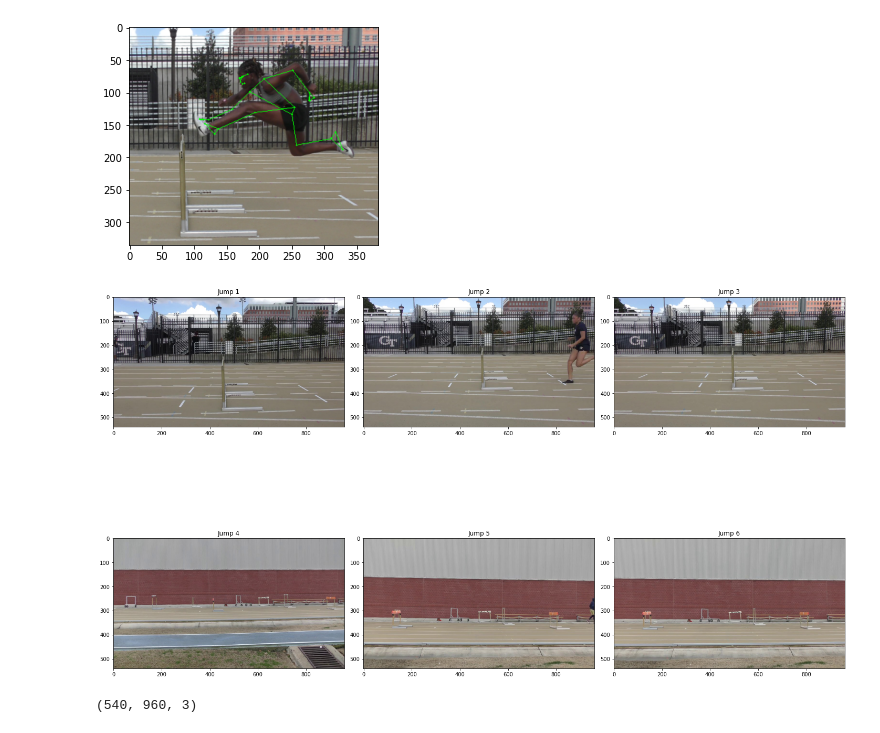
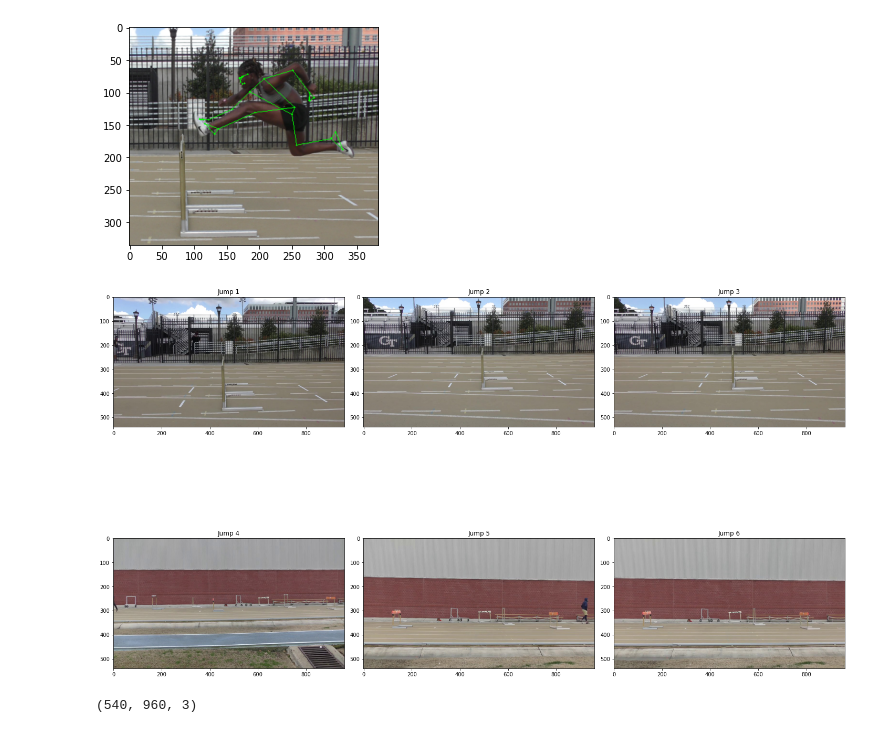
Before and after one commit to ayau/hackalytics, a Jupyter notebook: test notebook.ipynb, the cells around one changed output. Drawn from its saved outputs; the diff is of its cells as text; code cells hidden in the pictures.

```diff
--- a/test notebook.ipynb
+++ b/test notebook.ipynb
@@ -59,35 +59,35 @@ axes=[]
 #total_frames = int(f.get(cv2.CAP_PROP_FRAME_COUNT))
 
 fig=plt.figure(figsize=(20, 20))
 
 for i in range(1,7):
     video_path = video_base_path+str(i)+"_small.mp4"
 
 
     f = cv2.VideoCapture(video_path)
 
     #get 30th frame for safety
-    for j in range(51):
+    for j in range(30):
         rval, frame = f.read()
 
     # add dimensions to filename
     image_path = image_base_path+str(i)+"_"+str(frame.shape[0])+"x"+str(frame.shape[1])+"px.jpg"
 
     cv2.imwrite(image_path, frame)
     f.release()
 
     #img = cv2.imread(image_path)[:,:,::-1]
     axes.append( fig.add_subplot(3, 3, i) )
     subplot_title=("Jump "+str(i))
     axes[-1].set_title(subplot_title)
     img = np.array(Image.open(image_path), dtype=np.uint8)
     plt.imshow(img)
 
 
 fig.tight_layout()
 plt.show()
 # %% [output]
-[figure, old version]
+[figure, new version]
 # %%
 coor = {
     "hurdle_x": [
```
Also changed, not shown: 6 other files.
